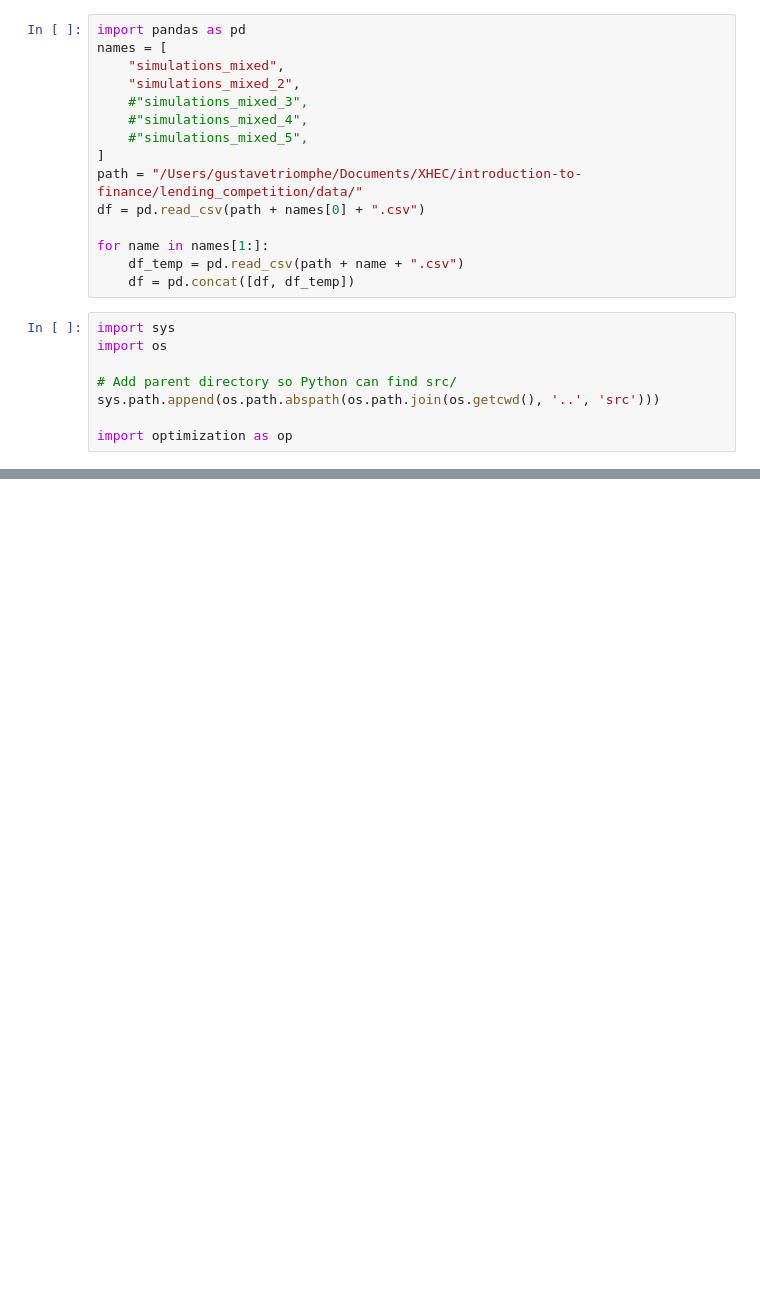
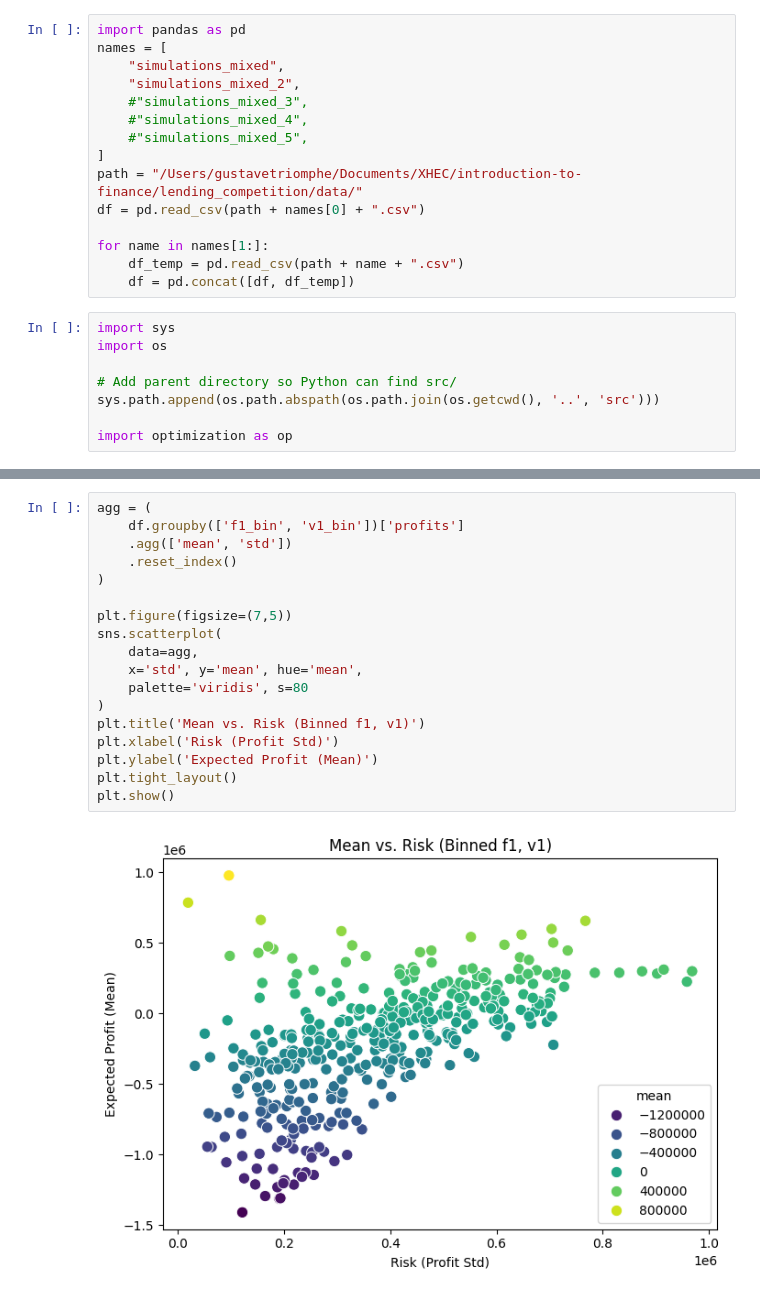
Before and after one commit to pfilisetti/lending_competition, a Jupyter notebook: notebooks/optimizing_m.ipynb, the cells around one changed output, grey strips where cells are left out. Cells and saved outputs as stored; diff of their text form; blank space fills up the shorter version.

```diff
--- a/notebooks/optimizing_m.ipynb
+++ b/notebooks/optimizing_m.ipynb
@@ -32,0 +64,20 @@ op.plot_profit_distributions(df, df_r1, df_r2, df_r3)
+# %%
+agg = (
+    df.groupby(['f1_bin', 'v1_bin'])['profits']
+    .agg(['mean', 'std'])
+    .reset_index()
+)
+
+plt.figure(figsize=(7,5))
+sns.scatterplot(
+    data=agg,
+    x='std', y='mean', hue='mean',
+    palette='viridis', s=80
+)
+plt.title('Mean vs. Risk (Binned f1, v1)')
+plt.xlabel('Risk (Profit Std)')
+plt.ylabel('Expected Profit (Mean)')
+plt.tight_layout()
+plt.show()
+# %% [output]
+[figure, added]
```
Also changed, not shown: parts of 5 cells of this notebook, 6 other files.
